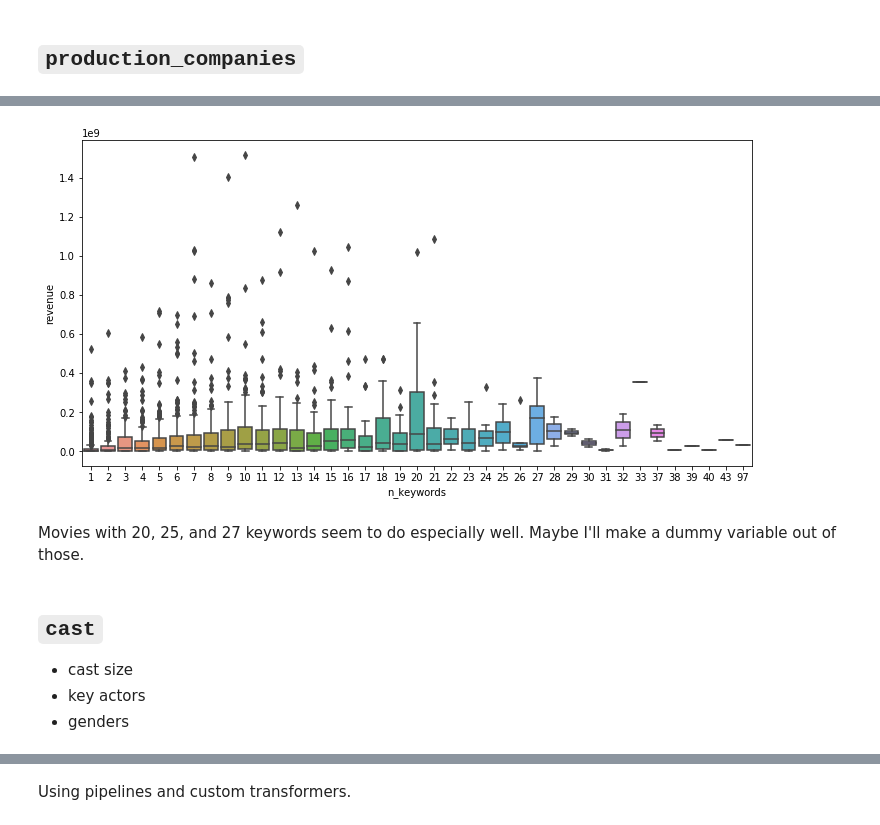
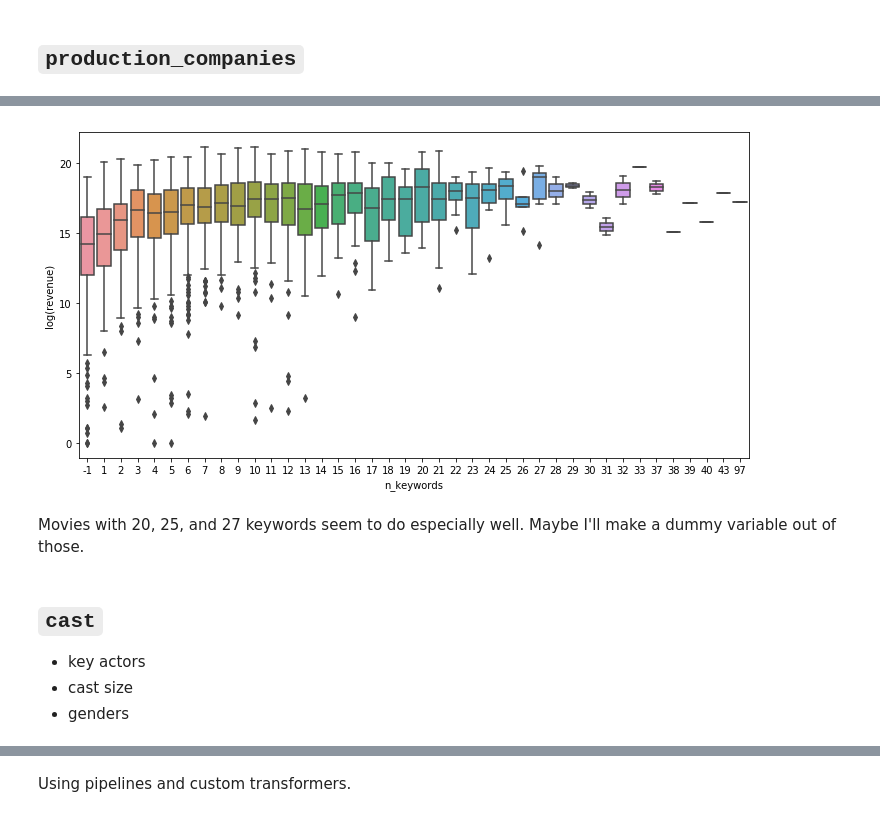
Before and after one commit to collindching/Learning-Exercises, a Jupyter notebook: Box Office Revenue Prediction/Regression Model.ipynb, the cells around one changed output, grey strips where cells are left out. Drawn from its saved outputs; the diff is of its cells as text; code cells hidden in the pictures.

```diff
--- a/Box Office Revenue Prediction/Regression Model.ipynb
+++ b/Box Office Revenue Prediction/Regression Model.ipynb
@@ -564,0 +600,4 @@ get_freq(train['production_companies'],'name',30)
+# %%
+train['production_companies'] = extract_vals(train['production_companies'],'name')
+test['production_companies'] = extract_vals(test['production_companies'],'name')
+get_freq(train['production_companies'])
@@ -591,0 +636,4 @@ get_freq(movies['production_countries'],'name',20)
+# %%
+train['production_countries'] = extract_vals(train['production_countries'],'name')
+test['production_countries'] = extract_vals(test['production_countries'],'name')
+get_freq(train['production_countries'])
@@ -591,0 +685,11 @@ get_freq(movies['production_countries'],'name',20)
+# %%
+def count_items(column):
+    # if unknown, return 0
+    return [-1 if 'unknown' in x else len(x) for x in column]
+
+train['n_countries'] = count_items(train['production_countries'])
+test['n_countries'] = count_items(test['production_countries'])
+
+plt.figure(figsize=(12,5));
+sns.boxplot(train['n_countries'],np.log(train['revenue']));
+plt.ylabel('log(revenue)')
@@ -613,0 +703,5 @@ get_freq(train['Keywords'],'name')
+# %%
+train['Keywords'] = extract_vals(train['Keywords'], 'name')
+test['Keywords'] = extract_vals(test['Keywords'], 'name')
+
+get_freq(train['Keywords'])
@@ -614,24 +726,18 @@ get_freq(train['Keywords'],'name')
 # %%
-def count_items(column, key, fill = 'unknown'):
-    column_copy = column.copy()
-    column_copy = column_copy.fillna(f"[{{'{key}':'{fill}'}}]")
-
-    column_copy_all = column_copy.apply(literal_eval).apply(lambda x: get_vals(x,key))
-    return column_copy_all.apply(len)
-
-train['n_keywords'] = count_items(train['Keywords'],'name')
-test['n_keywords'] = count_items(test['Keywords'],'name')
+train['n_keywords'] = count_items(train['Keywords'])
+test['n_keywords'] = count_items(test['Keywords'])
 
 plt.figure(figsize=(12,6));
-sns.boxplot('n_keywords','revenue',data=train);
+sns.boxplot('n_keywords',np.log(train['revenue']),data=train);
+plt.ylabel('log(revenue)');
 # %% [output]
-[figure, old version]
+[figure, new version]
 # %% [markdown]
 Movies with 20, 25, and 27 keywords seem to do especially well. Maybe I'll make a dummy variable out of those.
 # %% [markdown]
 ## `cast`
 
+* key actors
 * cast size
-* key actors
 * genders
 # %%
```
Also changed, not shown: parts of 72 cells of this notebook, 1 other file.
